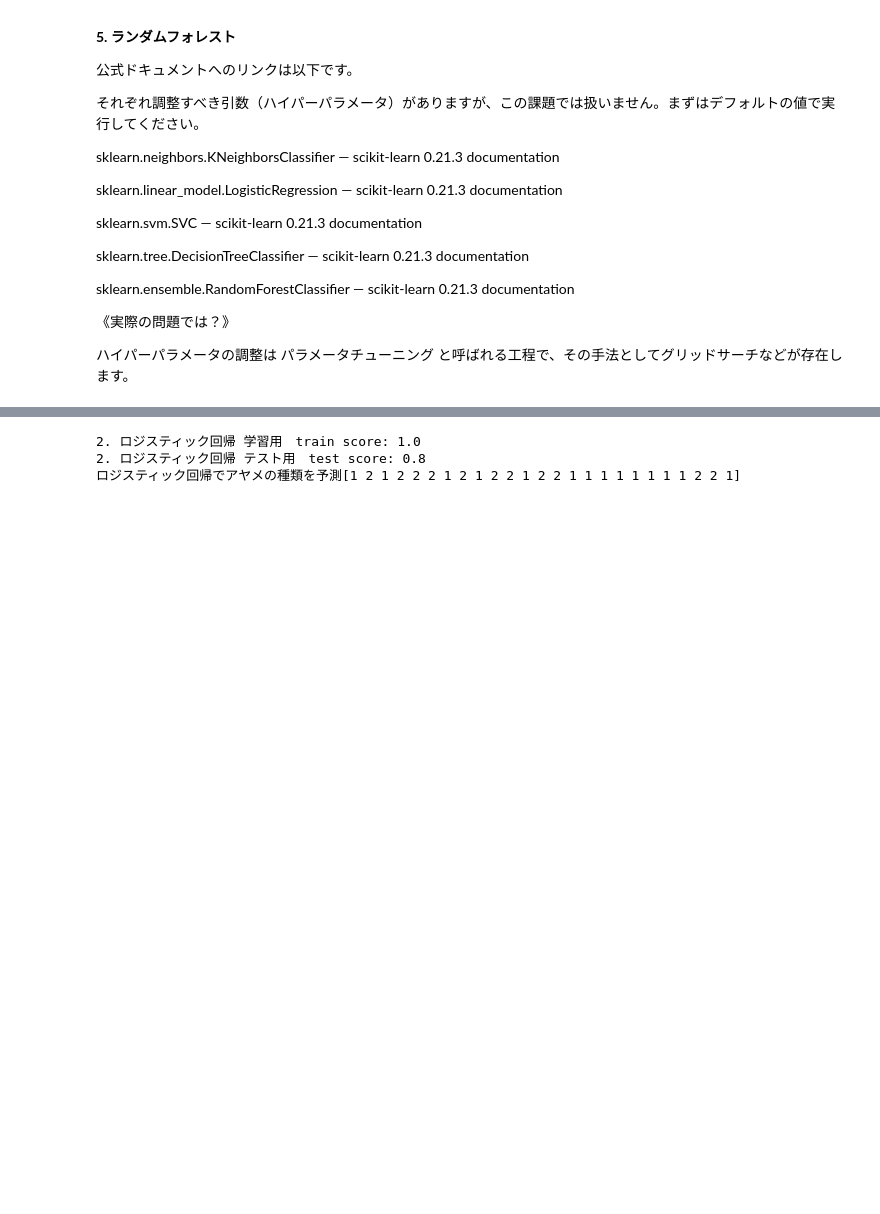
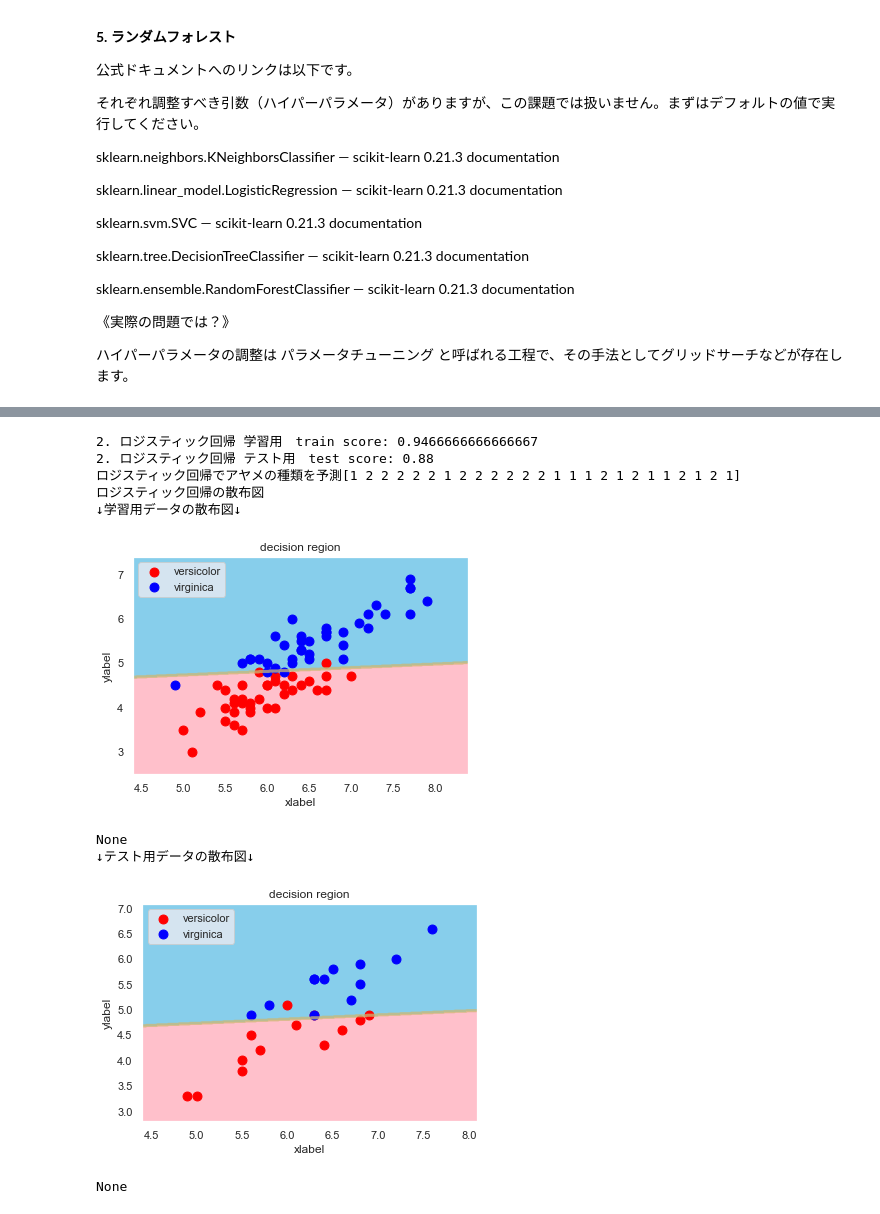
Before and after one commit to sami1220/13.ayame_nichibunrui, a Jupyter notebook: 13.ayame_nichibunrui.ipynb, the cells around one changed output, grey strips where cells are left out. Drawn from its saved outputs; the diff is of its cells as text; code cells hidden in the pictures; blank space fills up the shorter version.

```diff
--- a/13.ayame_nichibunrui.ipynb
+++ b/13.ayame_nichibunrui.ipynb
@@ -94,6 +94,18 @@ t_columns =['Species']
 iris_df = pd.DataFrame(x, columns=columns)
 iris_df = iris_df.loc[:,['sepal_length','petal_length']] # 特徴量も二つに絞る　　　sepal_lengthとpetal_length
 
-# 目的変数を二つに絞る
+print(type(iris_df))
+print(iris_df.head())
+
+# 目的変数をデータフレームへ
 t_df = pd.DataFrame(y, columns=t_columns)
-t_df = t_df.iloc[50:,0]#　アヤメの種類を二つに絞った　DataFrame （Series)
+
+# 特徴量と目的変数を結合
+df = pd.concat([iris_df, t_df], axis=1)
+
+# 目的変数の行を１と２の値の行のみに絞る、idenxの番号を初期化して０に合わせる
+df = df.loc[(df['Species'] == 1)|(df['Species'] == 2)].reset_index(drop=True)
+
+# 結合ができたデータセット 特徴量（説明変数）２つ、目的変数 １つ（花の種類２つ）
+print(type(df))
+print(df.head())
@@ -218,11 +245,11 @@ sklearn.model_selection.train_test_split — scikit-learn 0.21.3 documentation
 学習に使うデータを訓練データ、検証に使うデータが検証データで、一般的に7対3から8対2程度の割合にします。
 # %%
 # DataFrameからNumPyのndarrayに変換してXとtに格納
-X =iris_df.values #特徴量
-t = t_df.values #目的変数
+X =df.drop(["Species"], axis=1).values #特徴量
+t = df["Species"].values #目的変数
 
 # 行数をtarget(t_df)と合わせるためにreshape(150,2)→(100,3)
-X = X.reshape(100, 3)
+# X = X.reshape(100, 3)
 
 # 訓練(学習用)データ75%、検証(テスト)データ25%として分割
 # (random_state=0で分割後の結果が毎回変わらないように指定する)
@@ -600,31 +652,46 @@ print(f'最近傍法でアヤメの種類を予測{label_pred_knc}')
 # %%
 #
 # 2. ロジスティック回帰
 #
 
 from sklearn.linear_model import LogisticRegression
 
 #ロジスティック回帰のインスタンスを作成
 LogReg = LogisticRegression(random_state=0)
 
 #ロジスティック回帰でデータを学習
 LogReg.fit(x_train, t_train)
 
 #ロジスティック回帰でアヤメの種類を予測
 label_pred_LogReg = LogReg.predict(x_test)
 # print(label_pred_LogReg)
 
 # 学習の結果
-print(f'2. ロジスティック回帰 学習用　train score: {model.score(x_train, t_train)}')
-print(f'2. ロジスティック回帰 テスト用　test score: {model.score(x_test, t_test)}')
+print(f'2. ロジスティック回帰 学習用　train score: {LogReg.score(x_train, t_train)}')
+print(f'2. ロジスティック回帰 テスト用　test score: {LogReg.score(x_test, t_test)}')
 
-label_pred_LogReg = model.predict(x_test)
+label_pred_LogReg = LogReg.predict(x_test)
 
 print(f'ロジスティック回帰でアヤメの種類を予測{label_pred_LogReg}')
+
+
+print('ロジスティック回帰の散布図')
+print('↓学習用データの散布図↓')
+print(decision_region(x_train, t_train, LogReg))
+
+print('↓テスト用データの散布図↓')
+print(decision_region(x_test, t_test, LogReg))
 # %% [output]
-2. ロジスティック回帰 学習用　train score: 1.0
-2. ロジスティック回帰 テスト用　test score: 0.8
-ロジスティック回帰でアヤメの種類を予測[1 2 1 2 2 2 1 2 1 2 2 1 2 2 1 1 1 1 1 1 1 1 2 2 1]
+2. ロジスティック回帰 学習用　train score: 0.9466666666666667
+2. ロジスティック回帰 テスト用　test score: 0.88
+ロジスティック回帰でアヤメの種類を予測[1 2 2 2 2 2 1 2 2 2 2 2 2 1 1 1 2 1 2 1 1 2 1 2 1]
+ロジスティック回帰の散布図
+↓学習用データの散布図↓
+[figure, added]
+None
+↓テスト用データの散布図↓
+[figure, added]
+None
 # %%
 #
 #  3. SVM
```
Also changed, not shown: parts of 13 cells of this notebook.
